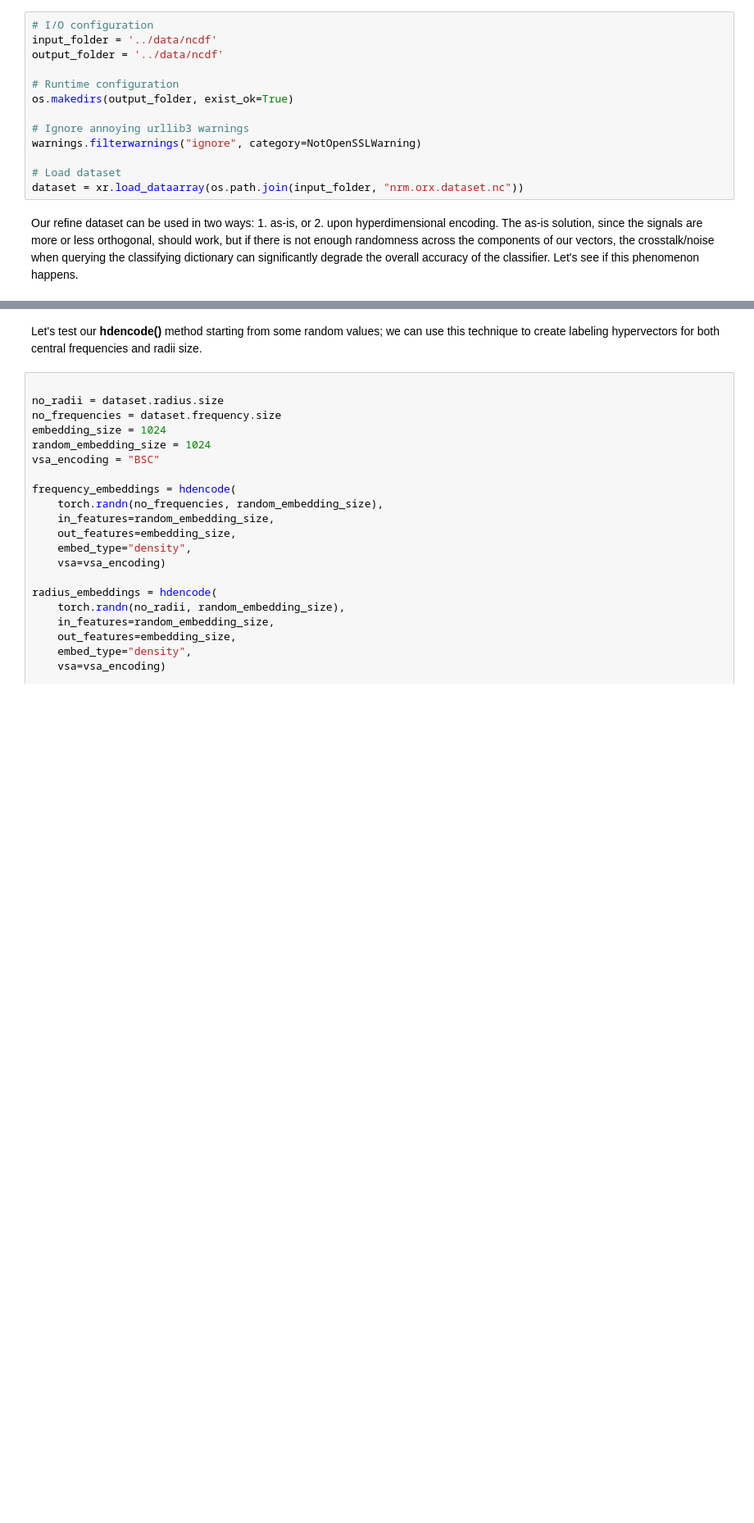
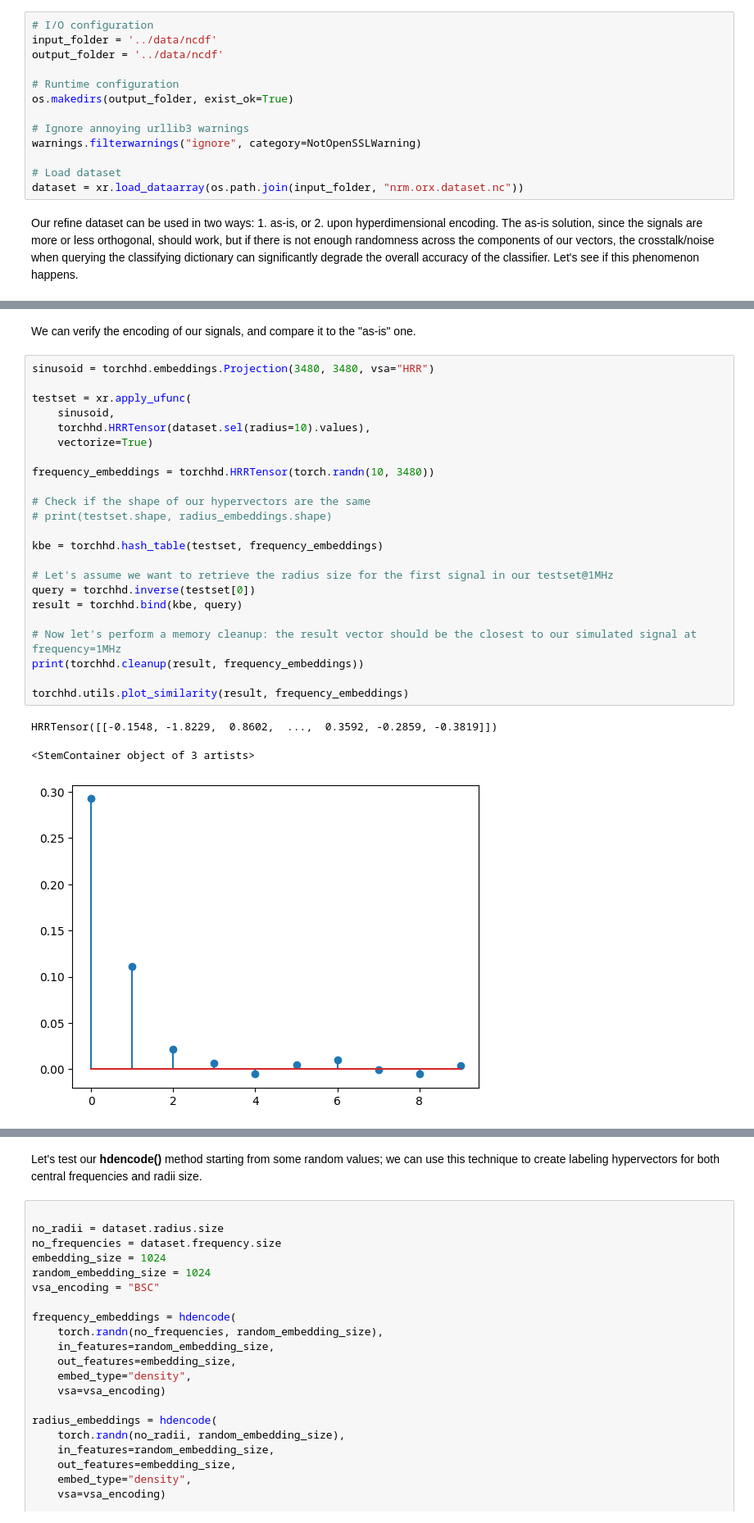
Before and after one commit to danielecampli-unitrento/hdsc, a Jupyter notebook: nbsrc/kbe.ipynb, the cells around one changed output, grey strips where cells are left out. Shown at 82% size. Drawn from its saved outputs; the diff is of its cells as text; blank space fills up the shorter version.

Commit message:
[kbe.ipynb] Added some experiments to validate pairwise cosine similarity

```diff
--- a/nbsrc/kbe.ipynb
+++ b/nbsrc/kbe.ipynb
@@ -117,0 +147,29 @@ baseline   :: 0.999983
+# %% [markdown]
+We can verify the encoding of our signals, and compare it to the "as-is" one.
+# %%
+sinusoid = torchhd.embeddings.Projection(3480, 3480, vsa="HRR")
+
+testset = xr.apply_ufunc(
+    sinusoid,
+    torchhd.HRRTensor(dataset.sel(radius=10).values),
+    vectorize=True)
+
+frequency_embeddings = torchhd.HRRTensor(torch.randn(10, 3480))
+
+# Check if the shape of our hypervectors are the same
+# print(testset.shape, radius_embeddings.shape)
+
+kbe = torchhd.hash_table(testset, frequency_embeddings)
+
+# Let's assume we want to retrieve the radius size for the first signal in our testset@1MHz
+query = torchhd.inverse(testset[0])
+result = torchhd.bind(kbe, query)
+
+# Now let's perform a memory cleanup: the result vector should be the closest to our simulated signal at frequency=1MHz
+print(torchhd.cleanup(result, frequency_embeddings))
+
+torchhd.utils.plot_similarity(result, frequency_embeddings)
+# %% [output]
+HRRTensor([[-0.1548, -1.8229,  0.8602,  ...,  0.3592, -0.2859, -0.3819]])
+<StemContainer object of 3 artists>
+[figure, added]
```
Also changed, not shown: parts of 17 cells of this notebook.
